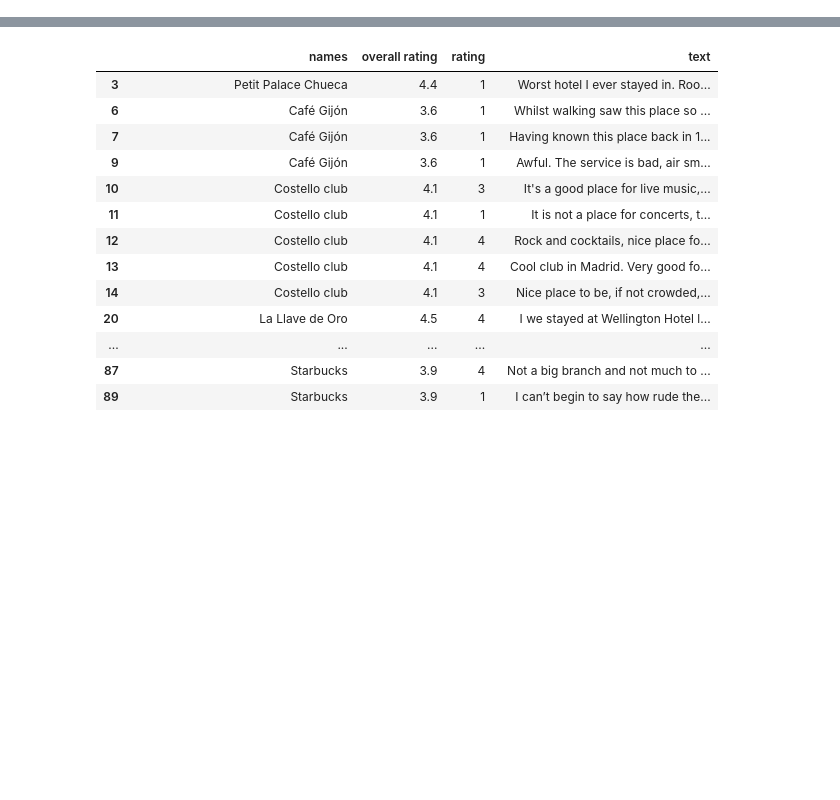
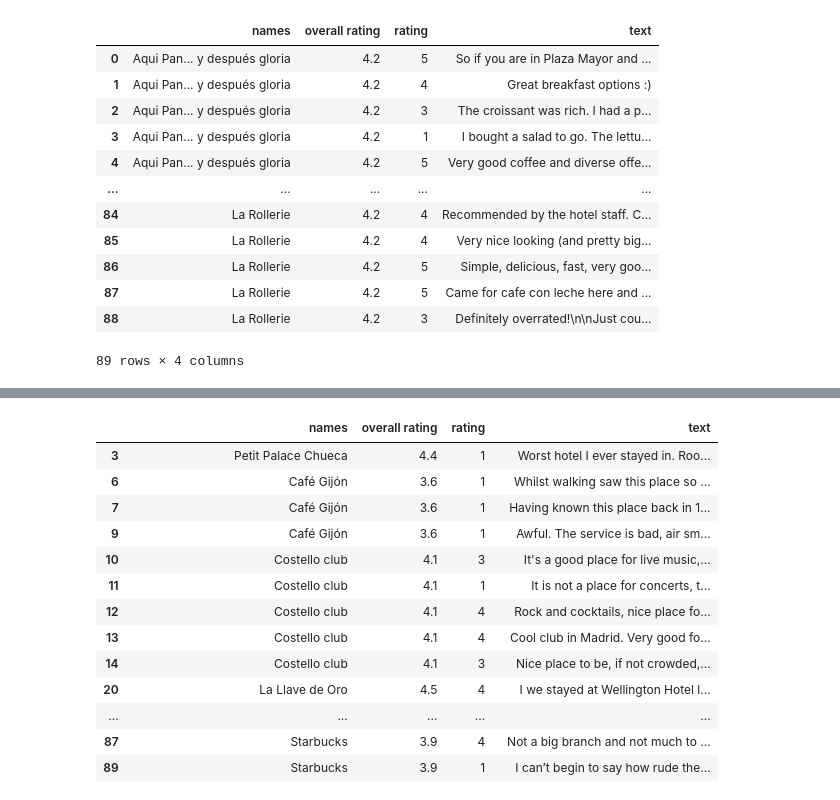
Before and after one commit to TheDandyCodes/gmaps-reviews-scrapping, a Jupyter notebook: web-scrapping-reviews.ipynb, the cells around one changed output, grey strips where cells are left out. Cells and saved outputs as stored; diff of their text form; code cells hidden in the pictures; blank space fills up the shorter version.

```diff
--- a/web-scrapping-reviews.ipynb
+++ b/web-scrapping-reviews.ipynb
@@ -3,5 +3,25 @@ import googlemaps
 import pandas as pd
 # %%
 gmaps = googlemaps.Client(key='AIzaSyBUA_o4n7WjFJI9AoXXXnp8GCUzcyk36X4')
+# %%
+def getPlaceWithReviews(list):
+    a = [p for p in list['results'] if 'reviews' in gmaps.place(p['place_id'])['result'].keys()]
+    return a
+
+def retrieveInformation(pl_with_rev):
+    names = []
+    total_users_rating = []
+    ratings = []
+    texts = []
+    for place in pl_with_rev:
+        place_id = place['place_id']
+        info_result = gmaps.place(place_id=place_id)['result']
+        reviews = info_result['reviews']
+        for r in reviews:
+            names.append(info_result['name'])
+            total_users_rating.append(info_result['rating'])
+            ratings.append(r['rating'])
+            texts.append(r['text'])
+    return pd.DataFrame({'names':names, 'overall rating': total_users_rating, 'rating':ratings, 'text':texts})
 # %%
 place_result = gmaps.places_nearby(location='40.416704, -3.703599', radius=40000, type='cafe')
@@ -40,0 +47,21 @@ df
+# %%
+place_result = gmaps.places_nearby(page_token=place_result['next_page_token'])
+places_with_reviews = getPlaceWithReviews(place_result)
+# %%
+df2 = retrieveInformation(places_with_reviews)
+# %%
+df2
+# %% [output]
+|  | names | overall rating | rating | text |
+| 0 | Aqui Pan... y después gloria | 4.2 | 5 | So if you are in Plaza Mayor and ... |
+| 1 | Aqui Pan... y después gloria | 4.2 | 4 | Great breakfast options :) |
+| 2 | Aqui Pan... y después gloria | 4.2 | 3 | The croissant was rich. I had a p... |
+| 3 | Aqui Pan... y después gloria | 4.2 | 1 | I bought a salad to go. The lettu... |
+| 4 | Aqui Pan... y después gloria | 4.2 | 5 | Very good coffee and diverse offe... |
+| ... | ... | ... | ... | ... |
+| 84 | La Rollerie | 4.2 | 4 | Recommended by the hotel staff. C... |
+| 85 | La Rollerie | 4.2 | 4 | Very nice looking (and pretty big... |
+| 86 | La Rollerie | 4.2 | 5 | Simple, delicious, fast, very goo... |
+| 87 | La Rollerie | 4.2 | 5 | Came for cafe con leche here and ... |
+| 88 | La Rollerie | 4.2 | 3 | Definitely overrated!\n\nJust cou... |
+89 rows × 4 columns
```
Also changed, not shown: parts of 9 cells of this notebook.
